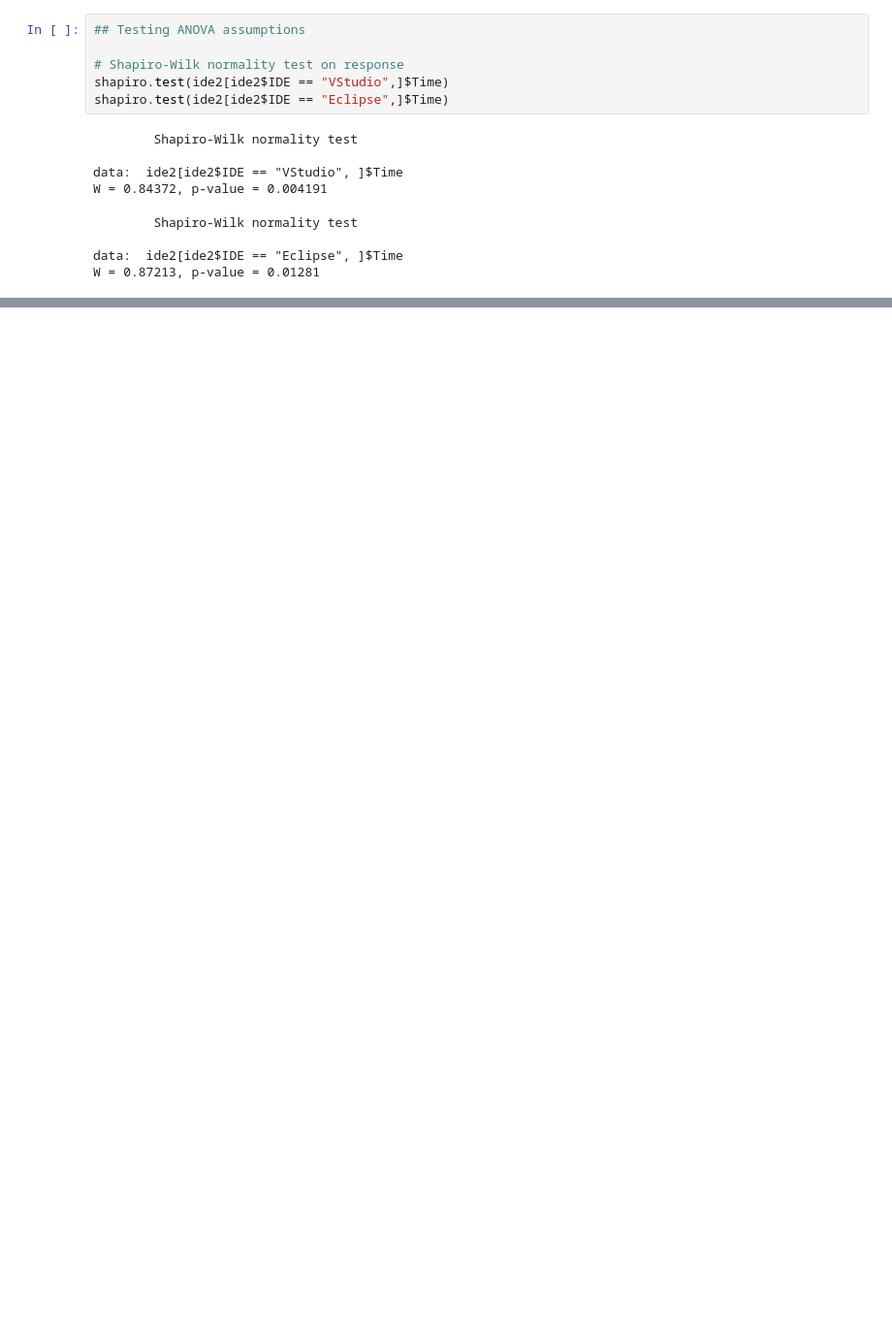
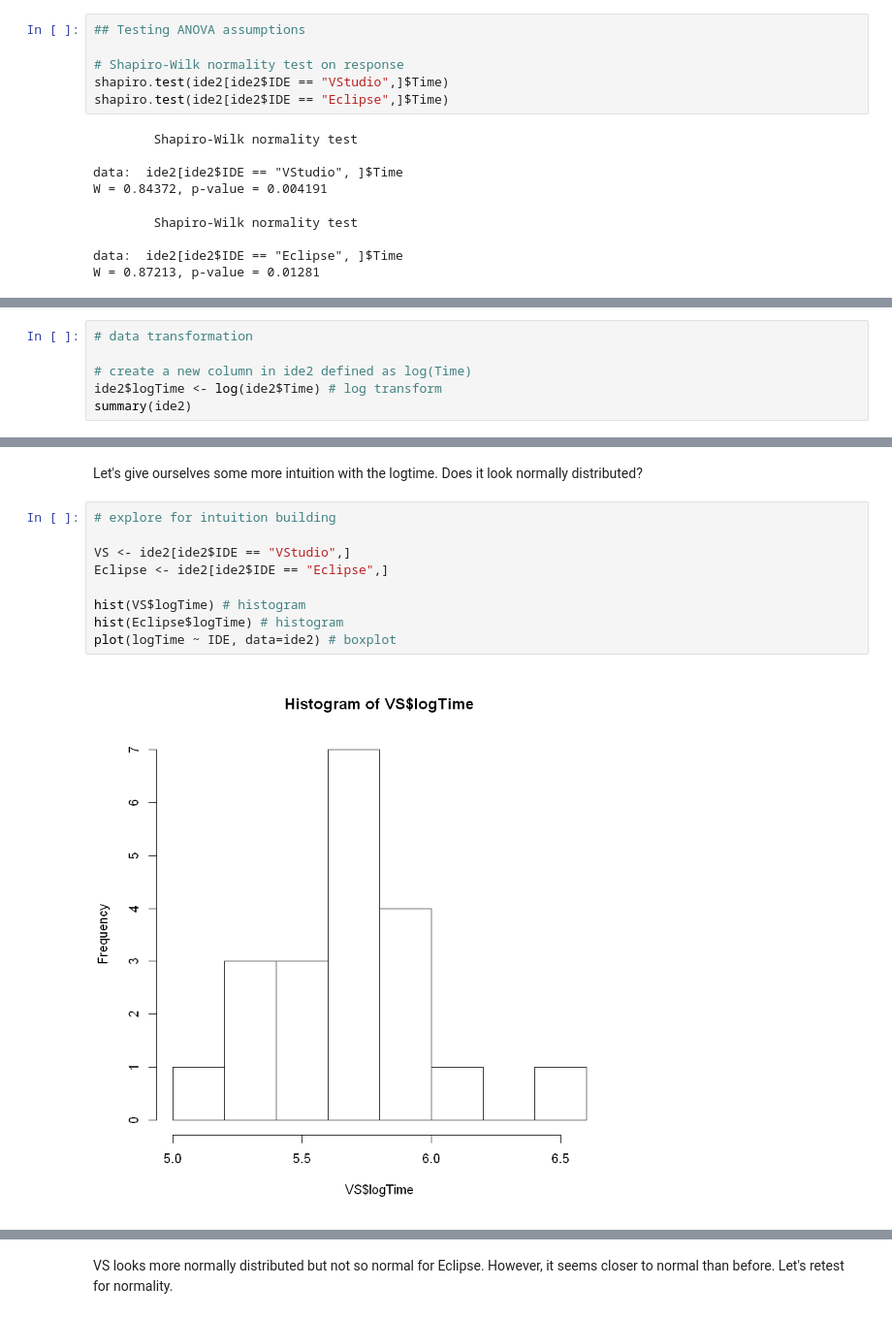
Before and after one commit to iamjz/R-Data, a Jupyter notebook: Designing, Running, and Analyzing Experiments/Week 04.ipynb, the cells around one changed output, grey strips where cells are left out. Shown: that part at 97% size. Saved outputs shown, nothing was run; the diff lists cells and outputs as text; blank space fills up the shorter version.

```diff
--- a/Designing, Running, and Analyzing Experiments/Week 04.ipynb
+++ b/Designing, Running, and Analyzing Experiments/Week 04.ipynb
@@ -215,0 +333,6 @@ W = 0.894, p-value = 0.001285
+# %%
+# data transformation
+
+# create a new column in ide2 defined as log(Time)
+ide2$logTime <- log(ide2$Time) # log transform
+summary(ide2)
@@ -215,0 +348,13 @@ W = 0.894, p-value = 0.001285
+# %% [markdown]
+Let's give ourselves some more intuition with the logtime. Does it look normally distributed?
+# %%
+# explore for intuition building
+
+VS <- ide2[ide2$IDE == "VStudio",]
+Eclipse <- ide2[ide2$IDE == "Eclipse",]
+
+hist(VS$logTime) # histogram
+hist(Eclipse$logTime) # histogram
+plot(logTime ~ IDE, data=ide2) # boxplot
+# %% [output]
+[figure, added]
@@ -215,0 +363,2 @@ W = 0.894, p-value = 0.001285
+# %% [markdown]
+VS looks more normally distributed but not so normal for Eclipse. However, it seems closer to normal than before. Let's retest for normality.
```
Also changed, not shown: parts of 28 cells of this notebook.
